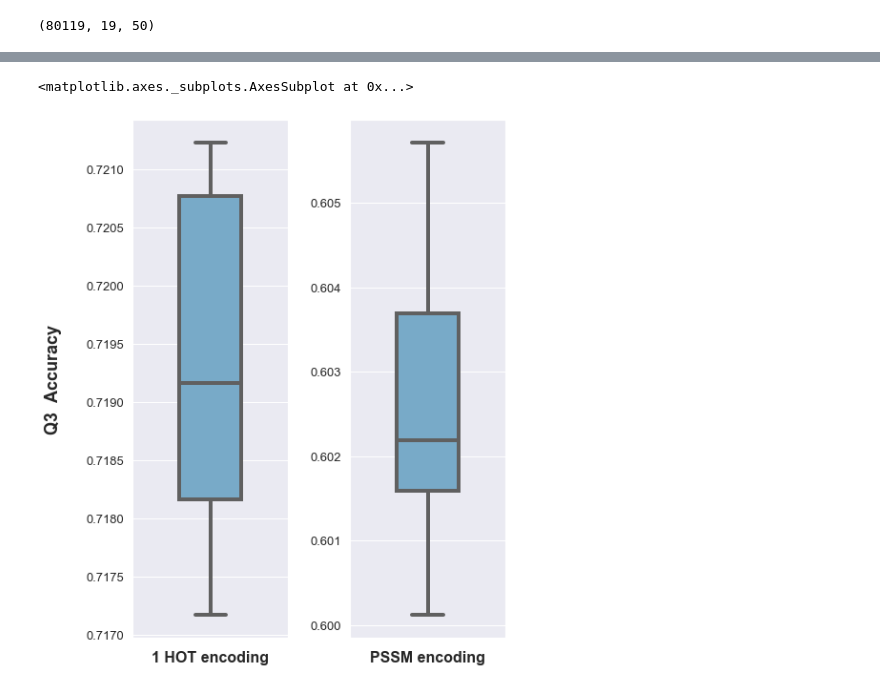
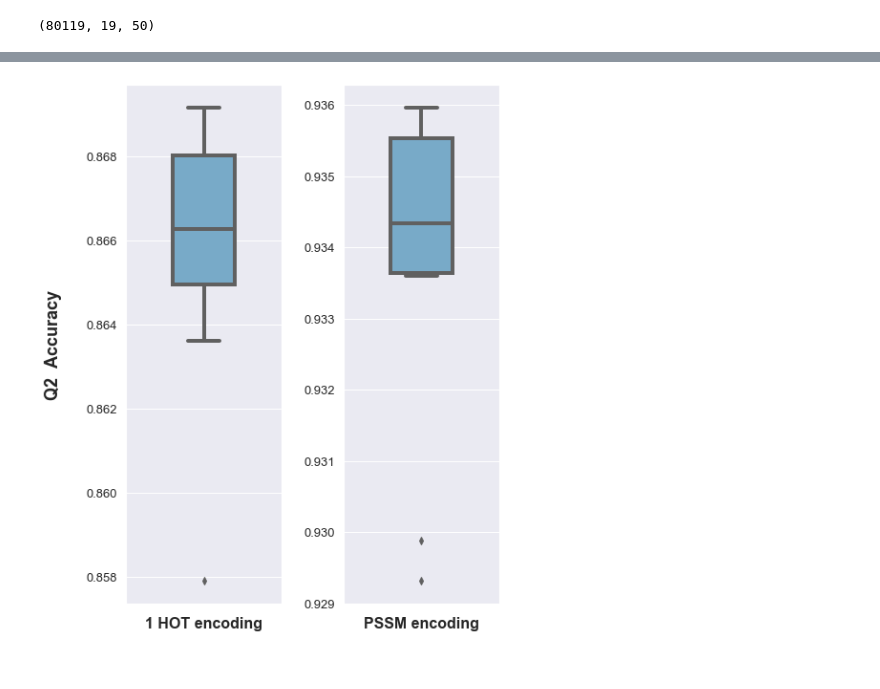
Before and after one commit to Ieremie/Protein-Secondary-Structure-Prediction, a Jupyter notebook: kfold/boxPlots.ipynb, the cells around one changed output, grey strips where cells are left out. Drawn from its saved outputs; the diff is of its cells as text; code cells hidden in the pictures.

```diff
--- a/kfold/boxPlots.ipynb
+++ b/kfold/boxPlots.ipynb
@@ -71,0 +57,32 @@ testP = get_test_accuracy(pssmT)
+# %%
+import seaborn as sns
+
+
+left = []
+right = []
+
+for i in range(1,11):
+    m1s = pickle.load( open( "right-sideQ8/model_scores_kfold" + str(i), "rb" ) )
+    left.append(m1s[1])
+    m2s = pickle.load( open( "left-sideQ8/model_scores_kfold" + str(i), "rb" ) )
+    right.append(m2s[1])
+
+fig = plt.figure()
+fig.set_size_inches(7,10)
+gs = gridspec.GridSpec(1, 2, wspace=0.4, width_ratios=[1,1])
+ax0 = fig.add_subplot(gs[0])
+ax1 = fig.add_subplot(gs[1])
+
+ax0.set_ylabel("Q8 Accuracy", fontsize=18, labelpad=25, weight='bold')
+ax0.set_xlabel("Right side",  fontsize=16, weight='bold')
+ax1.set_xlabel("Left side",  fontsize=16, weight='bold')
+
+ax0.tick_params(labelsize=13)
+ax1.tick_params(labelsize=13)
+
+sns.set(style="darkgrid")
+sns.boxplot(y = left, orient="v",linewidth=4,palette="Blues", width=0.4, ax = ax0)
+sns.boxplot(y = right, orient="v",linewidth=4,palette="Blues", width=0.4, ax = ax1)
+
+#sns.swarmplot(y = oneHotQ8, color="g", ax = ax0)
+plt.savefig("Q8-window9", bbox_inches = 'tight')
@@ -75,35 +94,35 @@ import seaborn as sns
 
 hot = []
 pssm = []
 
 for i in range(1,11):
 
-    m1s = pickle.load( open( "kfold-1hotQ8/model_scores_kfold" + str(i), "rb" ) )
+    m1s = pickle.load( open( "kfold-1hotQ2/model_scores_kfold" + str(i), "rb" ) )
     hot.append(m1s[1])
-    m2s = pickle.load( open( "kfold-pssmQ8/model_scores_kfold" + str(i), "rb" ) )
+    m2s = pickle.load( open( "kfold-pssmQ2/model_scores_kfold" + str(i), "rb" ) )
     pssm.append(m2s[1])
 
 fig = plt.figure()
 fig.set_size_inches(7,10)
 gs = gridspec.GridSpec(1, 2, wspace=0.4, width_ratios=[1,1])
 ax0 = fig.add_subplot(gs[0])
 ax1 = fig.add_subplot(gs[1])
 
 ax0.tick_params(labelsize=13)
 ax1.tick_params(labelsize=13)
 
-ax0.set_ylabel("Q3  Accuracy", fontsize=18, labelpad=25, weight='bold')
+ax0.set_ylabel("Q2  Accuracy", fontsize=18, labelpad=25, weight='bold')
 ax0.set_xlabel("1 HOT encoding",  fontsize=16, weight='bold')
 
 ax1.set_xlabel("PSSM encoding",  fontsize=16, weight='bold')
 
 
 
 sns.set(style="darkgrid")
 sns.boxplot(y = hot, orient="v",linewidth=4,palette="Blues", width=0.4, ax = ax0)
 sns.boxplot(y = pssm, orient="v",linewidth=4,palette="Blues", width=0.4, ax = ax1)
 
 #ax0.plot(0.01, np.average(testP) ,marker='v', color='r', ls='-',markersize=10)
+#plt.savefig("Q2", bbox_inches = 'tight')
 # %% [output]
-<matplotlib.axes._subplots.AxesSubplot at 0x...>
-[figure, old version]
+[figure, new version]
```
Also changed, not shown: parts of 4 cells of this notebook, 2 other files.
